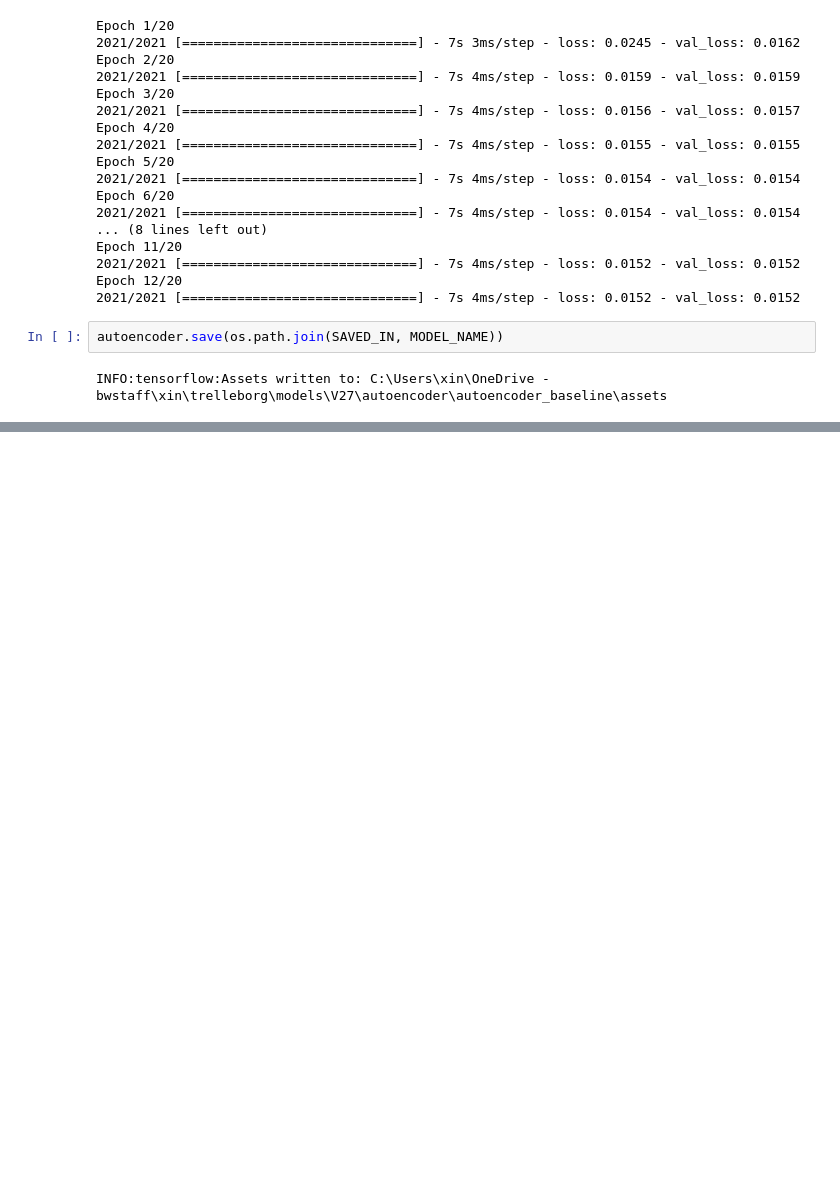
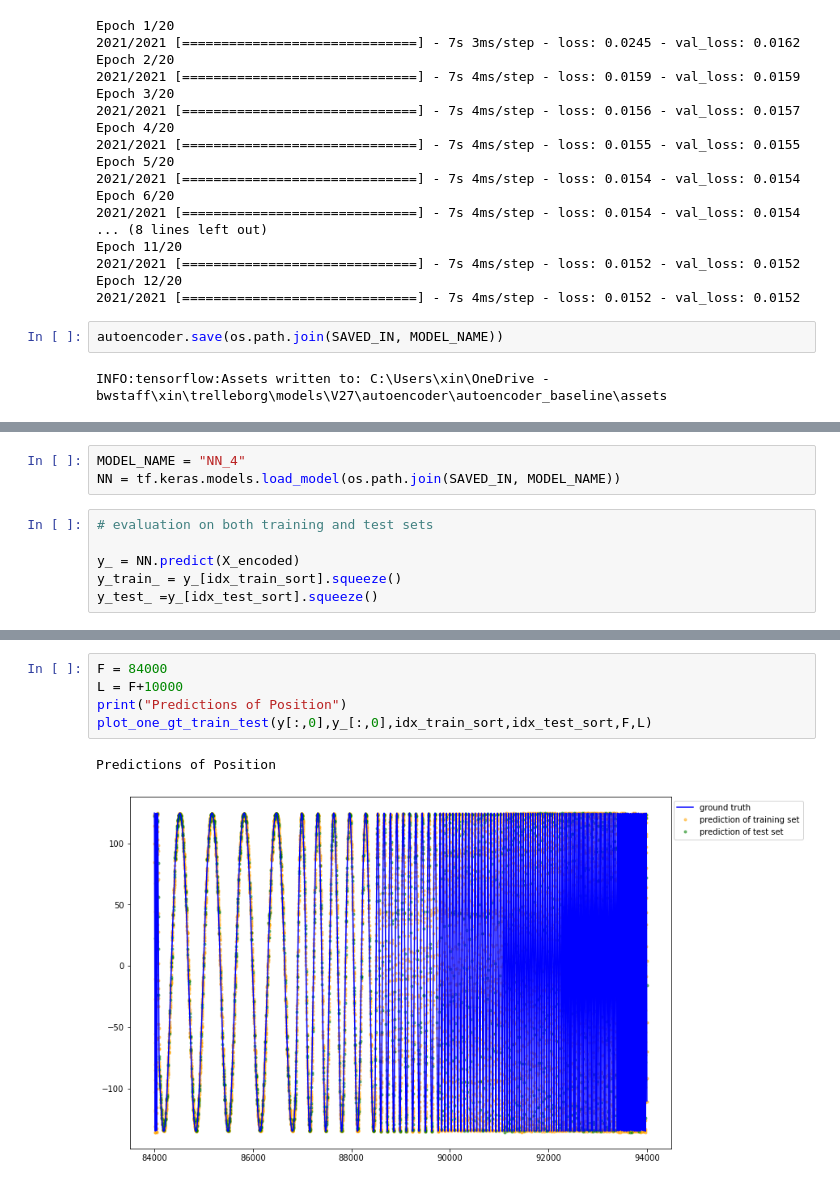
Before and after one commit to chen-xin-94/trelleborg, a Jupyter notebook: scripts/training/V27/Autoencoder.ipynb, the cells around one changed output, grey strips where cells are left out. Drawn from its saved outputs; the diff is of its cells as text; blank space fills up the shorter version.

```diff
--- a/scripts/training/V27/Autoencoder.ipynb
+++ b/scripts/training/V27/Autoencoder.ipynb
@@ -366,0 +536,9 @@ plt.show()
+# %%
+MODEL_NAME = "NN_4"
+NN = tf.keras.models.load_model(os.path.join(SAVED_IN, MODEL_NAME))
+# %%
+# evaluation on both training and test sets
+
+y_ = NN.predict(X_encoded)
+y_train_ = y_[idx_train_sort].squeeze()
+y_test_ =y_[idx_test_sort].squeeze()
@@ -366,0 +667,8 @@ plt.show()
+# %%
+F = 84000
+L = F+10000
+print("Predictions of Position")
+plot_one_gt_train_test(y[:,0],y_[:,0],idx_train_sort,idx_test_sort,F,L)
+# %% [output]
+Predictions of Position
+[figure, added]
```
Also changed, not shown: parts of 37 cells of this notebook.
